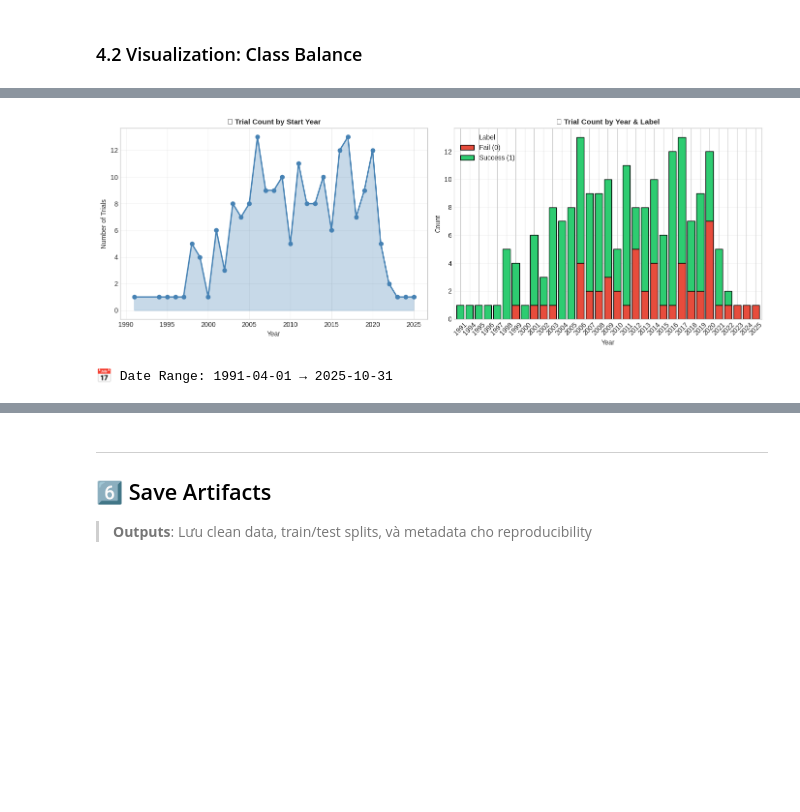
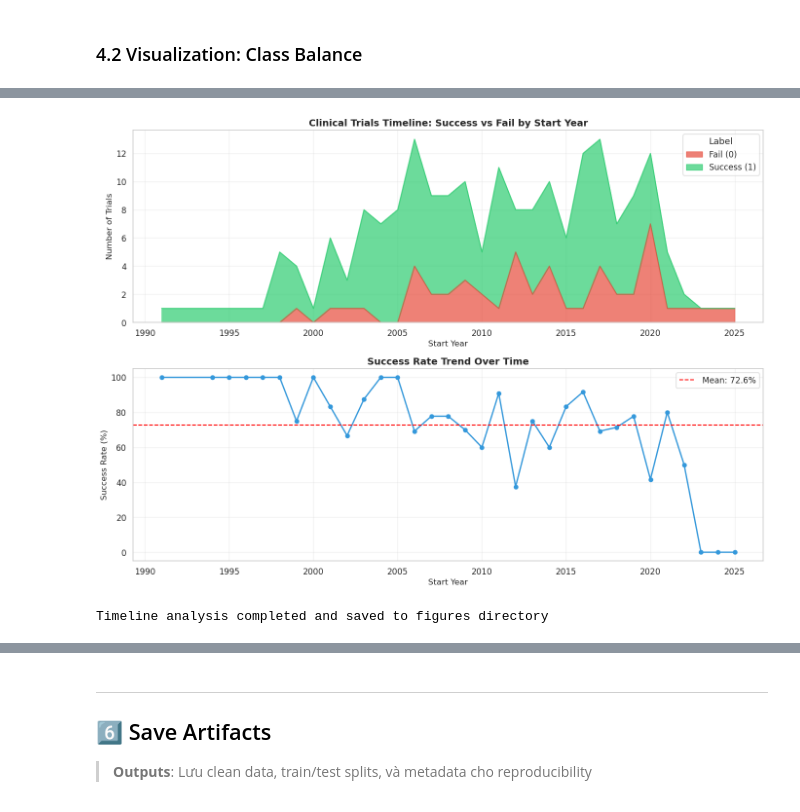
Before and after one commit to b28dbca4/Clinical-Trial-Failure-Prediction, a Jupyter notebook: notebooks/02_data_preprocessing.ipynb, the cells around one changed output, grey strips where cells are left out. Cells and saved outputs as stored; diff of their text form; code cells hidden in the pictures; blank space fills up the shorter version.

```diff
--- a/notebooks/02_data_preprocessing.ipynb
+++ b/notebooks/02_data_preprocessing.ipynb
@@ -489,24 +478,20 @@ print(f"\n📊 enrollment_count after: {missing_after} missing")
 # ============================================================================
 
 print("=" * 60)
-print("🏷️ MISSING HANDLING: CATEGORICAL COLUMNS")
+print("MISSING HANDLING: CATEGORICAL COLUMNS")
 print("=" * 60)
 
 cat_fill_cols = ['allocation', 'intervention_model', 'masking',
-                 'enrollment_type', 'lead_sponsor_class']
+                 'enrollment_type', 'lead_sponsor_class', 'primary_purpose']
 
 cat_fill_log = []
 for col in cat_fill_cols:
     if col in df_clean.columns:
         missing_count = df_clean[col].isna().sum()
         if missing_count > 0:
-            # Add 'UNKNOWN' to categories first if column is categorical
-            if df_clean[col].dtype.name == 'category':
-                if 'UNKNOWN' not in df_clean[col].cat.categories:
-                    df_clean[col] = df_clean[col].cat.add_categories(['UNKNOWN'])
             df_clean[col] = df_clean[col].fillna('UNKNOWN')
             cat_fill_log.append({'column': col, 'filled': missing_count, 'fill_value': 'UNKNOWN'})
-            print(f"✅ {col}: {missing_count:,} → filled with 'UNKNOWN'")
+            print(f"{col}: {missing_count:,} → filled with 'UNKNOWN'")
 
 # lead_sponsor_name (text column) - fill empty with 'UNKNOWN'
 if 'lead_sponsor_name' in df_clean.columns:
@@ -514,6 +499,6 @@ if 'lead_sponsor_name' in df_clean.columns:
     n_empty = empty_mask.sum()
     if n_empty > 0:
         df_clean.loc[empty_mask, 'lead_sponsor_name'] = 'UNKNOWN'
-        print(f"✅ lead_sponsor_name: {n_empty:,} → filled with 'UNKNOWN'")
+        print(f"lead_sponsor_name: {n_empty:,} → filled with 'UNKNOWN'")
 # %% [output]
 ============================================================
@@ -956,43 +1020,52 @@ plt.show()
 # %%
 # ============================================================================
-# 4.5 TIMELINE: Số trial theo start_date (năm) và theo label_binary
+# 4.6 TIMELINE ANALYSIS
 # ============================================================================
 
-fig, axes = plt.subplots(1, 2, figsize=(14, 5))
+# Analyze trial timeline by extracting year from start_date
+df_timeline = df_clean[df_clean['start_date'].notna()].copy()
+df_timeline['start_year'] = df_timeline['start_date'].dt.year
 
-# Filter valid dates
-df_time = df_clean[df_clean['start_date'].notna()].copy()
-df_time['start_year'] = df_time['start_date'].dt.year
+# Group by year and label
+timeline_analysis = df_timeline.groupby(['start_year', 'label_binary']).size().unstack(fill_value=0)
+timeline_analysis.columns = ['Fail (0)', 'Success (1)']
 
-# Plot 1: Trial count by year
-ax1 = axes[0]
-year_counts = df_time['start_year'].value_counts().sort_index()
-ax1.plot(year_counts.index, year_counts.values, marker='o', linewidth=2, color='steelblue')
-ax1.fill_between(year_counts.index, year_counts.values, alpha=0.3, color='steelblue')
-ax1.set_xlabel('Year', fontsize=10)
-ax1.set_ylabel('Number of Trials', fontsize=10)
-ax1.set_title('📊 Trial Count by Start Year', fontsize=11, fontweight='bold')
-ax1.grid(alpha=0.3)
+# Visualize
+fig, axes = plt.subplots(2, 1, figsize=(14, 10))
 
-# Plot 2: Stacked bar by label_binary
-ax2 = axes[1]
-ct = pd.crosstab(df_time['start_year'], df_time['label_binary'])
-ct.columns = ['Fail (0)', 'Success (1)']
-ct.plot(kind='bar', stacked=True, ax=ax2, color=['#e74c3c', '#2ecc71'], edgecolor='black', width=0.8)
-ax2.set_xlabel('Year', fontsize=10)
-ax2.set_ylabel('Count', fontsize=10)
-ax2.set_title('📊 Trial Count by Year & Label', fontsize=11, fontweight='bold')
-ax2.legend(title='Label')
-ax2.tick_params(axis='x', rotation=45)
-ax2.grid(axis='y', alpha=0.3)
+# Plot 1: Stacked area chart
+timeline_analysis.plot(kind='area', stacked=True, ax=axes[0], alpha=0.7, color=['#e74c3c', '#2ecc71'])
+axes[0].set_title('Clinical Trials Timeline: Success vs Fail by Start Year', fontsize=14, fontweight='bold')
+axes[0].set_xlabel('Start Year', fontsize=12)
+axes[0].set_ylabel('Number of Trials', fontsize=12)
+axes[0].legend(title='Label')
+axes[0].grid(alpha=0.3)
+
+# Plot 2: Success rate over time
+timeline_analysis['total'] = timeline_analysis.sum(axis=1)
+timeline_analysis['success_rate'] = (timeline_analysis['Success (1)'] / timeline_analysis['total'] * 100)
+
+axes[1].plot(timeline_analysis.index, timeline_analysis['success_rate'],
+             marker='o', linewidth=2, markersize=6, color='#3498db')
+axes[1].axhline(y=timeline_analysis['success_rate'].mean(),
+                linestyle='--', color='red', label=f"Mean: {timeline_analysis['success_rate'].mean():.1f}%")
+axes[1].set_title('Success Rate Trend Over Time', fontsize=14, fontweight='bold')
+axes[1].set_xlabel('Start Year', fontsize=12)
+axes[1].set_ylabel('Success Rate (%)', fontsize=12)
+axes[1].legend()
+axes[1].grid(alpha=0.3)
 
 plt.tight_layout()
+
+# Show first
 plt.show()
 
-# Date range
-print(f"\n📅 Date Range: {df_time['start_date'].min().strftime('%Y-%m-%d')} → {df_time['start_date'].max().strftime('%Y-%m-%d')}")
+# Then save
+pu.save_fig(fig, FIGURES_DIR / 'timeline_analysis.png')
+
+print(f"\nTimeline analysis completed and saved to figures directory")
 # %% [output]
-[figure, old version]
+[figure, new version]
-📅 Date Range: 1991-04-01 → 2025-10-31
+Timeline analysis completed and saved to figures directory
 # %%
 # ============================================================================
```
Also changed, not shown: parts of 46 cells of this notebook, 6 other files.
